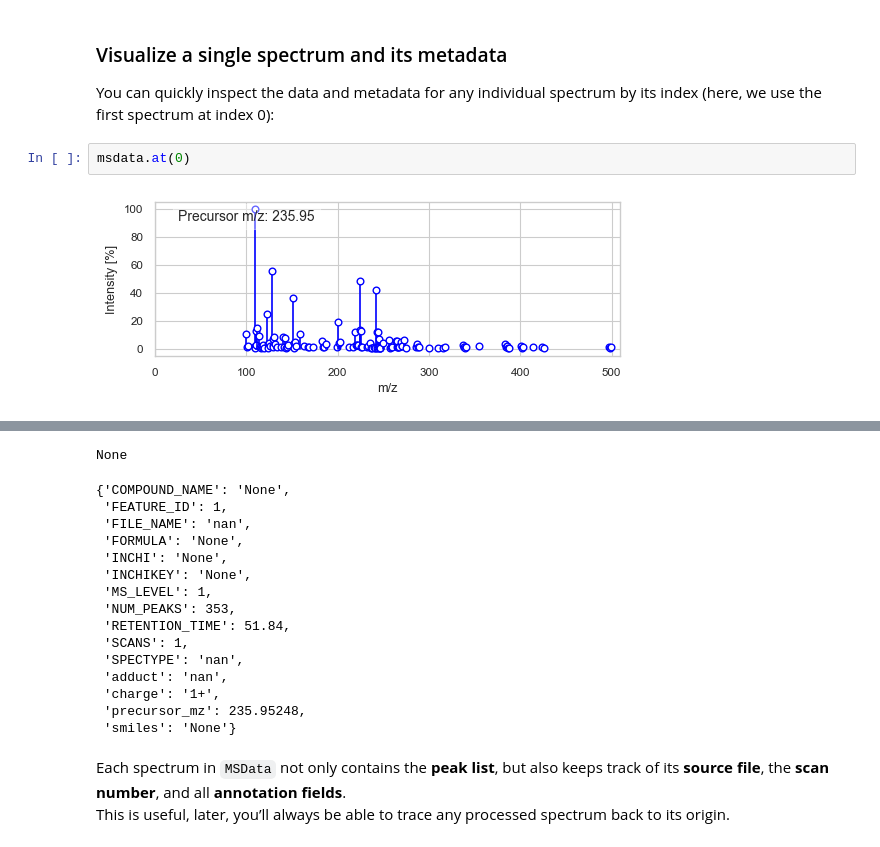
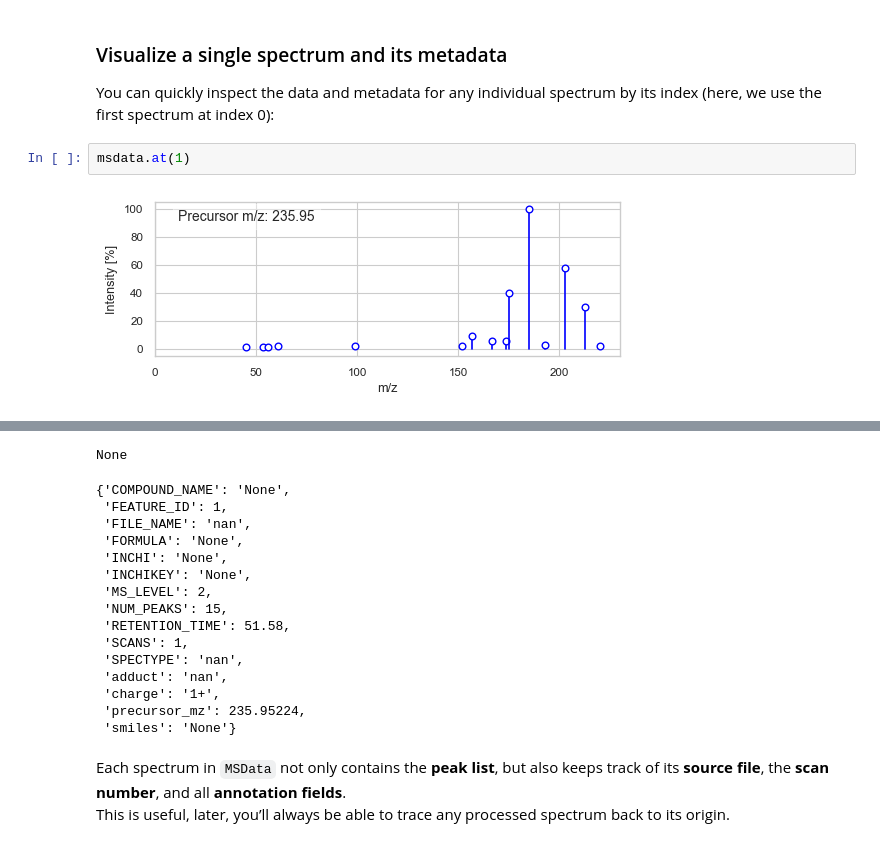
Before and after one commit to pluskal-lab/DreaMS_MIMB, a Jupyter notebook: notebooks/1_data_preparation.ipynb, the cells around one changed output, grey strips where cells are left out. Drawn from its saved outputs; the diff is of its cells as text.

```diff
--- a/notebooks/1_data_preparation.ipynb
+++ b/notebooks/1_data_preparation.ipynb
@@ -85,6 +81,6 @@ columns in MSData: ['COMPOUND_NAME', 'FEATURE_ID', 'FILE_NAME', 'FORMULA', 'INCH
 
 You can quickly inspect the data and metadata for any individual spectrum by its index (here, we use the first spectrum at index 0):
 # %%
-msdata.at(0)
+msdata.at(1)
 # %% [output]
-[figure, old version]
+[figure, new version]
@@ -97,14 +93,14 @@ None
  'FORMULA': 'None',
  'INCHI': 'None',
  'INCHIKEY': 'None',
- 'MS_LEVEL': 1,
- 'NUM_PEAKS': 353,
- 'RETENTION_TIME': 51.84,
+ 'MS_LEVEL': 2,
+ 'NUM_PEAKS': 15,
+ 'RETENTION_TIME': 51.58,
  'SCANS': 1,
  'SPECTYPE': 'nan',
  'adduct': 'nan',
  'charge': '1+',
- 'precursor_mz': 235.95248,
+ 'precursor_mz': 235.95224,
  'smiles': 'None'}
 # %% [markdown]
 Each spectrum in `MSData` not only contains the **peak list**, but also keeps track of its **source file**, the **scan number**, and all **annotation fields**.
```
Also changed, not shown: parts of 19 cells of this notebook.
